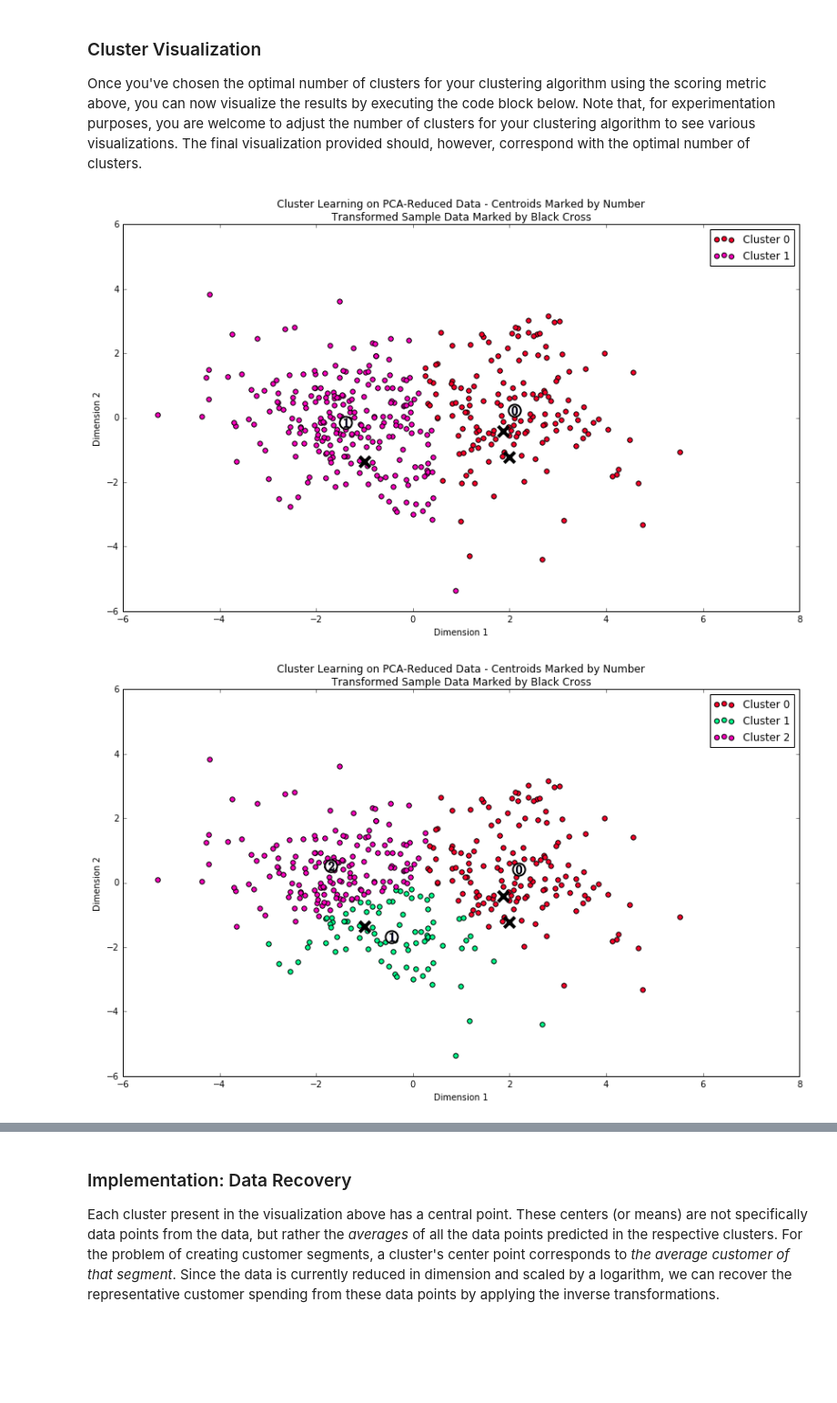
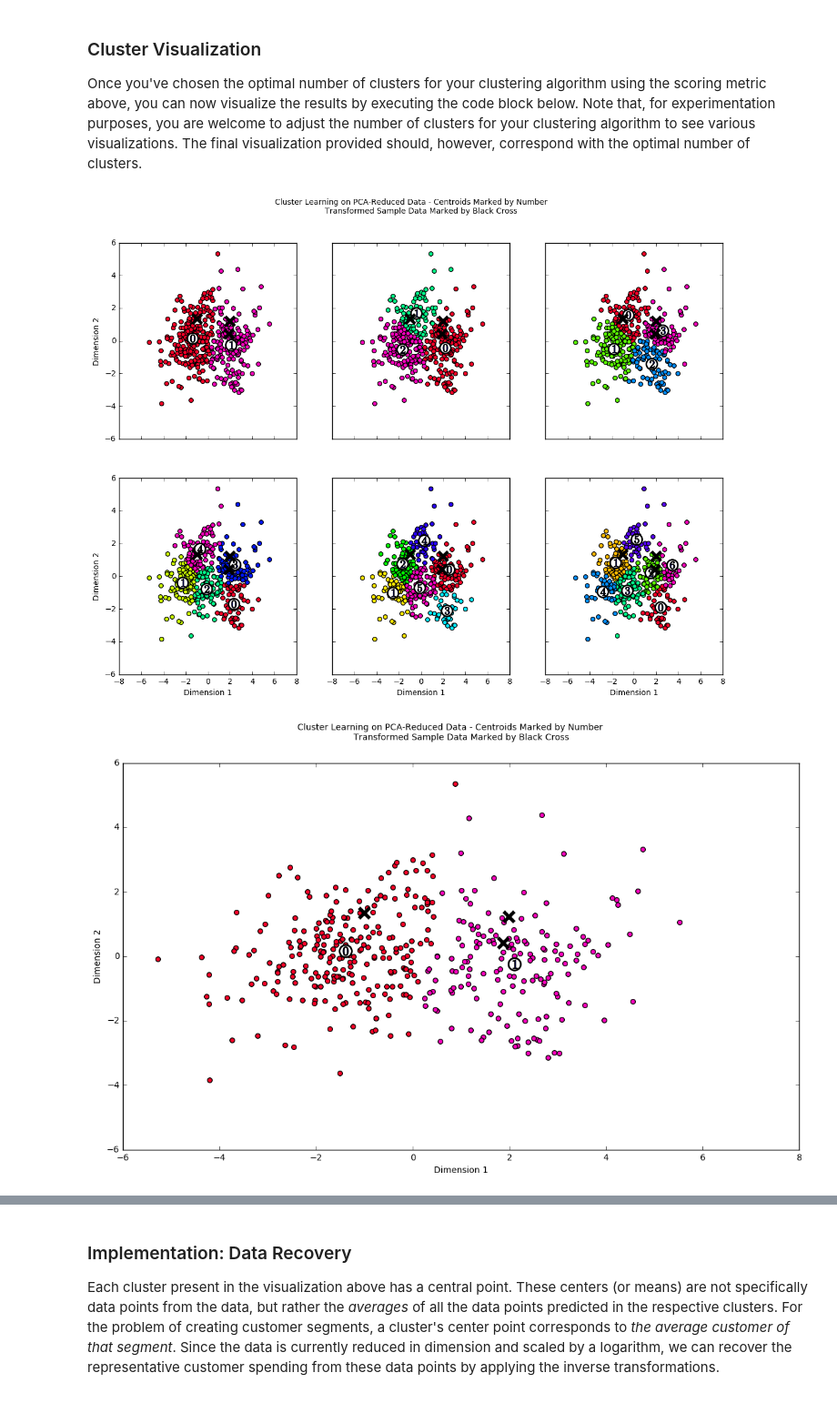
Before and after one commit to JeremySilverTongue/MachineLearningNanodegree, a Jupyter notebook: 3-CustomerSegments/customer_segments.ipynb, the cells around one changed output, grey strips where cells are left out. Shown at 91% size. Cells and saved outputs as stored; diff of their text form; code cells hidden in the pictures; blank space fills up the shorter version.

```diff
--- a/3-CustomerSegments/customer_segments.ipynb
+++ b/3-CustomerSegments/customer_segments.ipynb
@@ -193,7 +192,7 @@ Once you have performed this implementation, the dataset will be stored in the v
 
 from collections import defaultdict
 
-outliers  = set()
+outliers = set()
 high_outliers = set()
 outlier_feature_map = defaultdict(set)
 
@@ -206,11 +205,11 @@ for feature in log_data.keys():
     Q3 = np.percentile(log_data[feature], 75)
 
     # TODO: Use the interquartile range to calculate an outlier step (1.5 times the interquartile range)
-    step = (Q3-Q1) * 1.5
+    step = (Q3 - Q1) * 1.5
 
-    feature_outliers = log_data.index[~((log_data[feature] >= Q1 - step) & (log_data[feature] <= Q3 + step))].values.tolist()
+    feature_outliers = log_data.index[
+        ~((log_data[feature] >= Q1 - step) & (log_data[feature] <= Q3 + step))].values.tolist()
     high_feature_outliers = feature_outliers = log_data.index[~(log_data[feature] >= Q1 - step)].values.tolist()
-
 
     for outlier in feature_outliers:
         outlier_feature_map[outlier].add(feature)
@@ -221,9 +220,6 @@ for feature in log_data.keys():
     # Display the outliers
     print "Data points considered outliers for the feature '{}':".format(feature)
     display(log_data[~((log_data[feature] >= Q1 - step) & (log_data[feature] <= Q3 + step))])
-
-
-
 
 for outlier, features in outlier_feature_map.items():
     if len(features) > 1:
@@ -237,10 +233,8 @@ for index in indices:
     if index in outlier_indices:
         print "Oh no! One of your samples is an outlier!"
 
-
 # Remove the outliers, if any were specified
-good_data = log_data.drop(high_outlier_indices).reset_index(drop = True)
-
+good_data = log_data.drop(high_outlier_indices).reset_index(drop=True)
 
 print "Old shape", data.shape
 print "New shape", good_data.shape
@@ -426,11 +419,9 @@ In the code block below, you will need to implement the following:
 from sklearn.cluster import KMeans
 from sklearn.metrics import silhouette_score
 
-for center_count in range(2, 8):
-
+for center_count in xrange(2, 9):
     # TODO: Apply your clustering algorithm of choice to the reduced data
-    clusterer = KMeans(n_clusters = center_count)
-
+    clusterer = KMeans(n_clusters=center_count)
 
     # TODO: Predict the cluster for each data point
     preds = clusterer.fit_predict(reduced_data)
@@ -463,26 +471,33 @@ Once you've chosen the optimal number of clusters for your clustering algorithm
 # %%
 # Display the results of the clustering from implementation
 import matplotlib.pyplot as plt
+import renders as rs
 
 # plt.plot(reduced_data)
 
-for center_count in range(2, 8):
+f, ((ax1, ax2, ax3), (ax4, ax5, ax6)) = plt.subplots(2, 3, sharex='col', sharey='row', figsize=(14, 10))
 
+for center_count, ax in zip(range(2, 9), [ax1, ax2, ax3, ax4, ax5, ax6]):
     # TODO: Apply your clustering algorithm of choice to the reduced data
-    clusterer = KMeans(n_clusters = center_count)
-
+    clusterer = KMeans(n_clusters=center_count)
 
     # TODO: Predict the cluster for each data point
     preds = clusterer.fit_predict(reduced_data)
 
     # TODO: Find the cluster centers
     centers = clusterer.cluster_centers_
 
     # TODO: Predict the cluster for each transformed sample data point
     sample_preds = clusterer.predict(pca_samples)
 
+    rs.cluster_results(reduced_data, preds, centers, pca_samples, f, ax)
 
-    rs.cluster_results(reduced_data, preds, centers, pca_samples)
+
+clusterer = KMeans(n_clusters=2)
+preds = clusterer.fit_predict(reduced_data)
+centers = clusterer.cluster_centers_
+sample_preds = clusterer.predict(pca_samples)
+rs.cluster_results(reduced_data, preds, centers, pca_samples)
 # %% [output]
-[figure, old version]
+[figure, new version]
-[figure, old version]
+[figure, new version]
```
Also changed, not shown: parts of 28 cells of this notebook, 2 other files.
